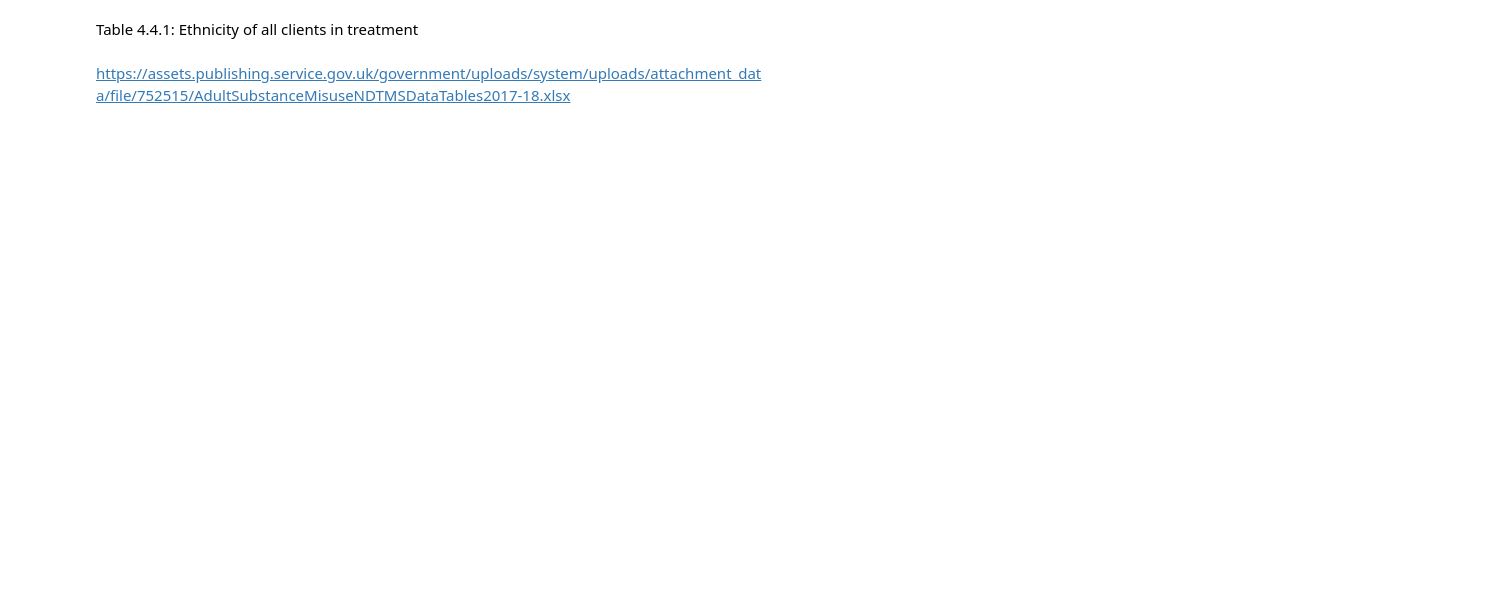
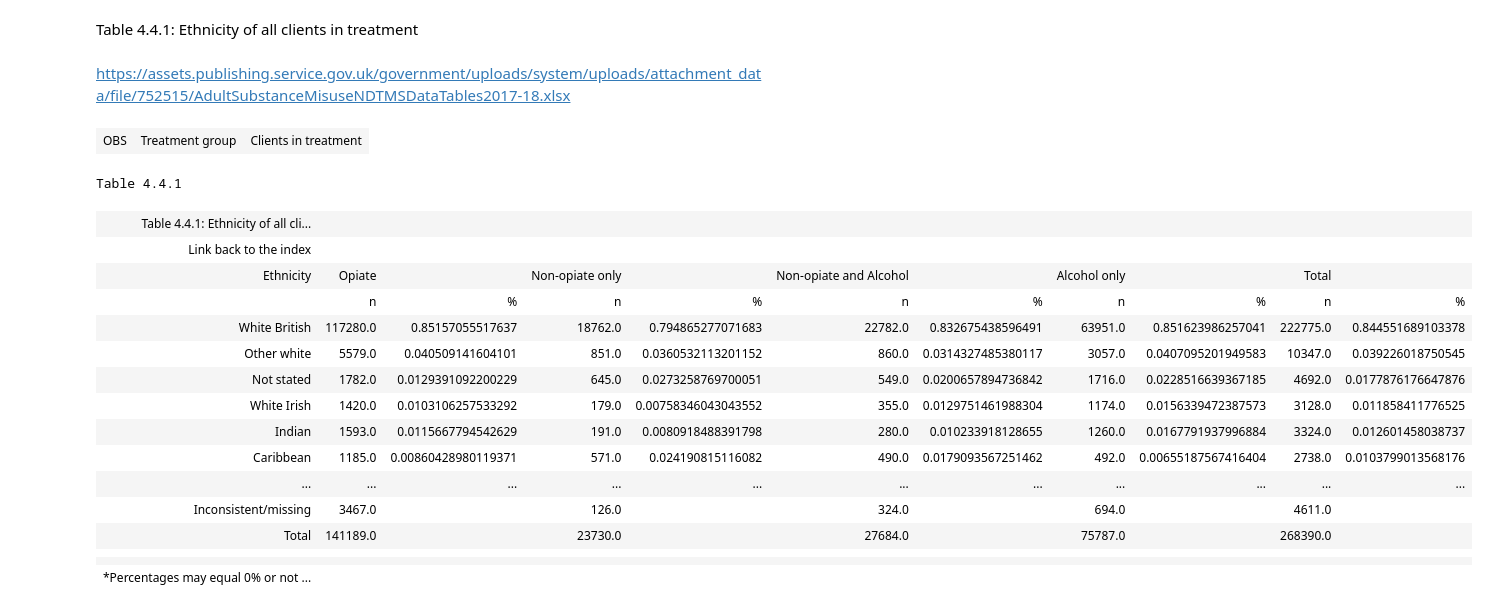
Before and after one commit to GSS-Cogs/PHE-Adult-drug-and-alcohol-treatment-statistics, a Jupyter notebook: Table 4.4.1.ipynb, the cells around one changed output. Cells and saved outputs as stored; diff of their text form; code cells hidden in the pictures; blank space fills up the shorter version.

```diff
--- a/Table 4.4.1.ipynb
+++ b/Table 4.4.1.ipynb
@@ -33,6 +14,39 @@ Dimensions = [
+# %%
+cell = tab.filter('Ethnicity')
+cell.assert_one()
+observations = tab.filter('n').fill(DOWN).is_not_blank().is_not_whitespace()
+ethnicity = cell.expand(DOWN).is_not_blank().is_not_whitespace()
+Clients = cell.expand(RIGHT).is_not_blank().is_not_whitespace()
+Dimensions = [
+            HDim(ethnicity,'Treatment group',DIRECTLY,LEFT),
+            HDim(Clients,'Clients in treatment',CLOSEST,LEFT),
+            HDimConst('Measure Type','Count'),
+            HDimConst('Unit','Clients in treatment'),
+            HDimConst('Period', '2018-03-31T00:00:00/P1Y'),
+            HDimConst('Basis of treatment','ethnicity')
+            ]
 # %%
 c1 = ConversionSegment(observations, Dimensions, processTIMEUNIT=True)
-# if is_interactive():
-#     savepreviewhtml(c1)
+if is_interactive():
+    savepreviewhtml(c1)
+# %% [output]
+| OBS | Treatment group | Clients in treatment |
+Table 4.4.1
+| Table 4.4.1: Ethnicity of all cli... |  |  |  |  |  |  |  |  |  |  |
+| Link back to the index |  |  |  |  |  |  |  |  |  |  |
+| Ethnicity | Opiate |  | Non-opiate only |  | Non-opiate and Alcohol |  | Alcohol only |  | Total |  |
+|  | n | % | n | % | n | % | n | % | n | % |
+| White British | 117280.0 | 0.85157055517637 | 18762.0 | 0.794865277071683 | 22782.0 | 0.832675438596491 | 63951.0 | 0.851623986257041 | 222775.0 | 0.844551689103378 |
+| Other white | 5579.0 | 0.040509141604101 | 851.0 | 0.0360532113201152 | 860.0 | 0.0314327485380117 | 3057.0 | 0.0407095201949583 | 10347.0 | 0.039226018750545 |
+| Not stated | 1782.0 | 0.0129391092200229 | 645.0 | 0.0273258769700051 | 549.0 | 0.0200657894736842 | 1716.0 | 0.0228516639367185 | 4692.0 | 0.0177876176647876 |
+| White Irish | 1420.0 | 0.0103106257533292 | 179.0 | 0.00758346043043552 | 355.0 | 0.0129751461988304 | 1174.0 | 0.0156339472387573 | 3128.0 | 0.011858411776525 |
+| Indian | 1593.0 | 0.0115667794542629 | 191.0 | 0.0080918488391798 | 280.0 | 0.010233918128655 | 1260.0 | 0.0167791937996884 | 3324.0 | 0.012601458038737 |
+| Caribbean | 1185.0 | 0.00860428980119371 | 571.0 | 0.024190815116082 | 490.0 | 0.0179093567251462 | 492.0 | 0.00655187567416404 | 2738.0 | 0.0103799013568176 |
+| ... | ... | ... | ... | ... | ... | ... | ... | ... | ... | ... |
+| Inconsistent/missing | 3467.0 |  | 126.0 |  | 324.0 |  | 694.0 |  | 4611.0 |  |
+| Total | 141189.0 |  | 23730.0 |  | 27684.0 |  | 75787.0 |  | 268390.0 |  |
+|  |  |  |  |  |  |  |  |  |  |  |
+|  |  |  |  |  |  |  |  |  |  |  |
+| *Percentages may equal 0% or not ... |  |  |  |  |  |  |  |  |  |  |
 # %%
 new_table = c1.topandas()
```
Also changed, not shown: parts of 24 cells of this notebook, 19 other files.
